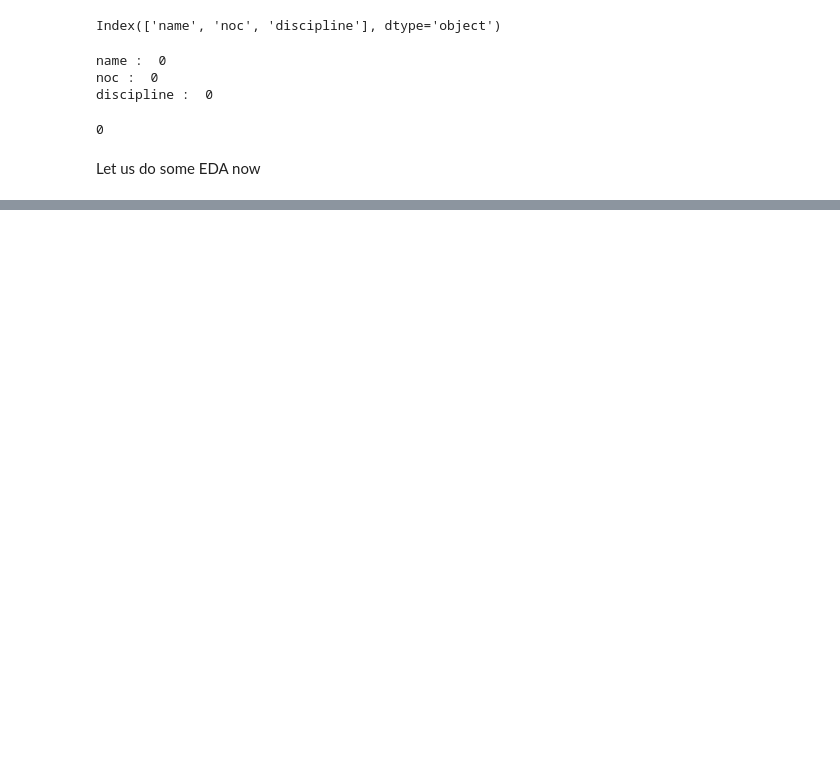
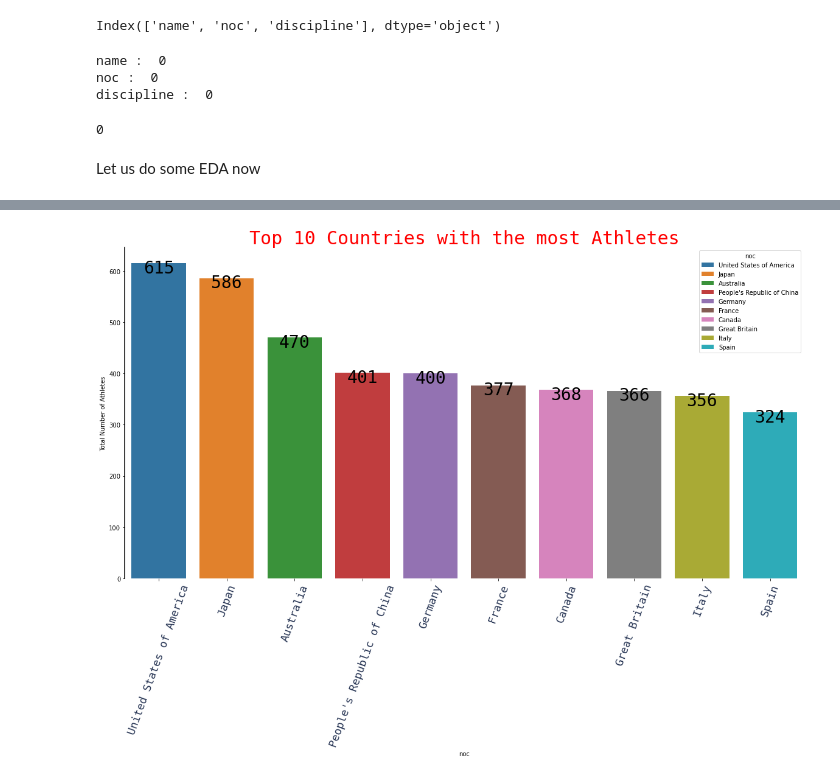
Before and after one commit to LynnNjoroge/2021-Olympics-in-Tokyo-EDA, a Jupyter notebook: 2021 Olympics in Tokyo (EDA).ipynb, the cells around one changed output, grey strips where cells are left out. Saved outputs shown, nothing was run; the diff lists cells and outputs as text; code cells hidden in the pictures; blank space fills up the shorter version.

```diff
--- a/2021 Olympics in Tokyo (EDA).ipynb
+++ b/2021 Olympics in Tokyo (EDA).ipynb
@@ -222,3 +218,27 @@ fig1.update_layout(
 fig1.show()
 # %% [output]
 [interactive output not drawn]
+# %%
+top_10_countries = athletes.groupby('noc')['name'].count().sort_values(ascending=False).reset_index(name='Total Number of Athletes').head(10)
+
+plt.figure(figsize=(20,10))
+
+a = sns.barplot(data=top10_countries, x='noc', y='Total Number of Athletes', hue='noc', dodge=False)
+
+plt.title('Top 10 Countries with the most Athletes', size = 30, fontname='monospace', color='red')
+
+plt.xticks(rotation=70, fontsize=18, fontname='monospace', color='#283655')
+
+a.spines['left'].set_linewidth(1.5)
+
+for w in ['right', 'top', 'bottom']:
+    a.spines[w].set_visible(False)
+
+for p in a.patches:
+    height=np.nan_to_num(p.get_height(), 0)
+    a.annotate(f'{int(height)}', (p.get_x()+p.get_width()/2, p.get_height()-15.0), ha='center', va='center', size=28, xytext=(0, 5), textcoords='offset points', color='black',
+               fontname='monospace')
+
+plt.show()
+# %% [output]
+[figure, added]
```
Also changed, not shown: parts of 3 cells of this notebook.
